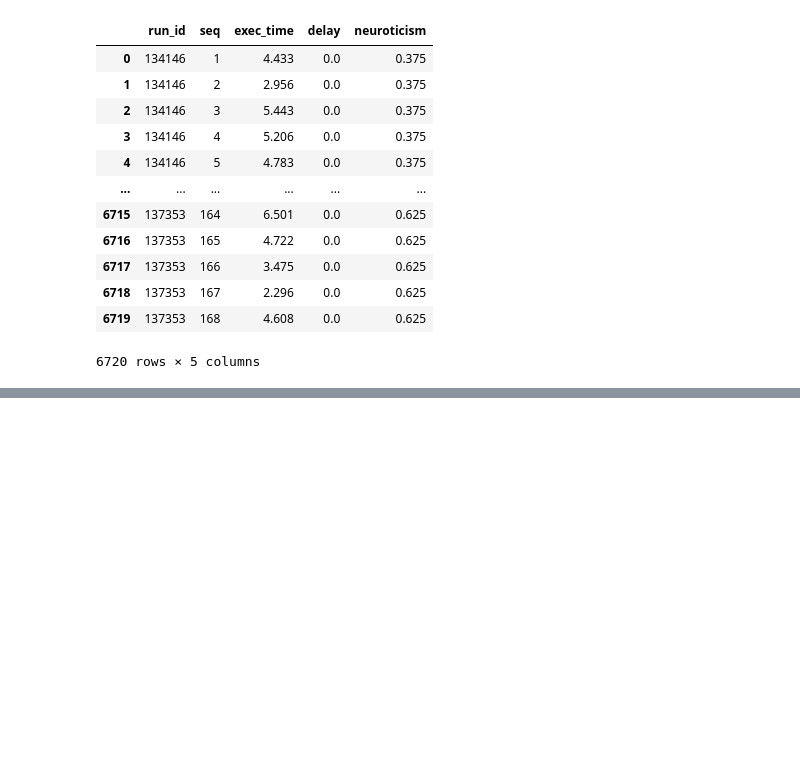
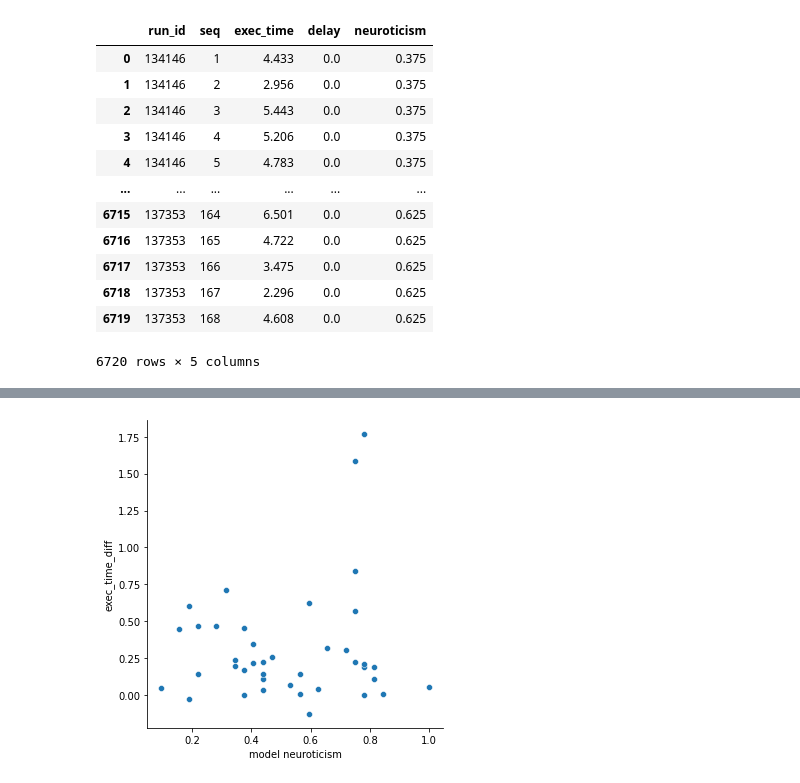
Before and after one commit to vnmo/EdgeDroid2, a Jupyter notebook: analysis/models.ipynb, the cells around one changed output, grey strips where cells are left out. Saved outputs shown, nothing was run; the diff lists cells and outputs as text; code cells hidden in the pictures; blank space fills up the shorter version.

```diff
--- a/analysis/models.ipynb
+++ b/analysis/models.ipynb
@@ -146,0 +211,10 @@ plt.show()
+# %%
+sns.relplot(
+    kind='scatter',
+    x='model neuroticism',
+    y='exec_time_diff',
+    data=results.groupby('run_id')[['model neuroticism', 'exec_time_diff']].mean()
+)
+plt.show()
+# %% [output]
+[figure, added]
```
Also changed, not shown: parts of 14 cells of this notebook, 4 other files.
